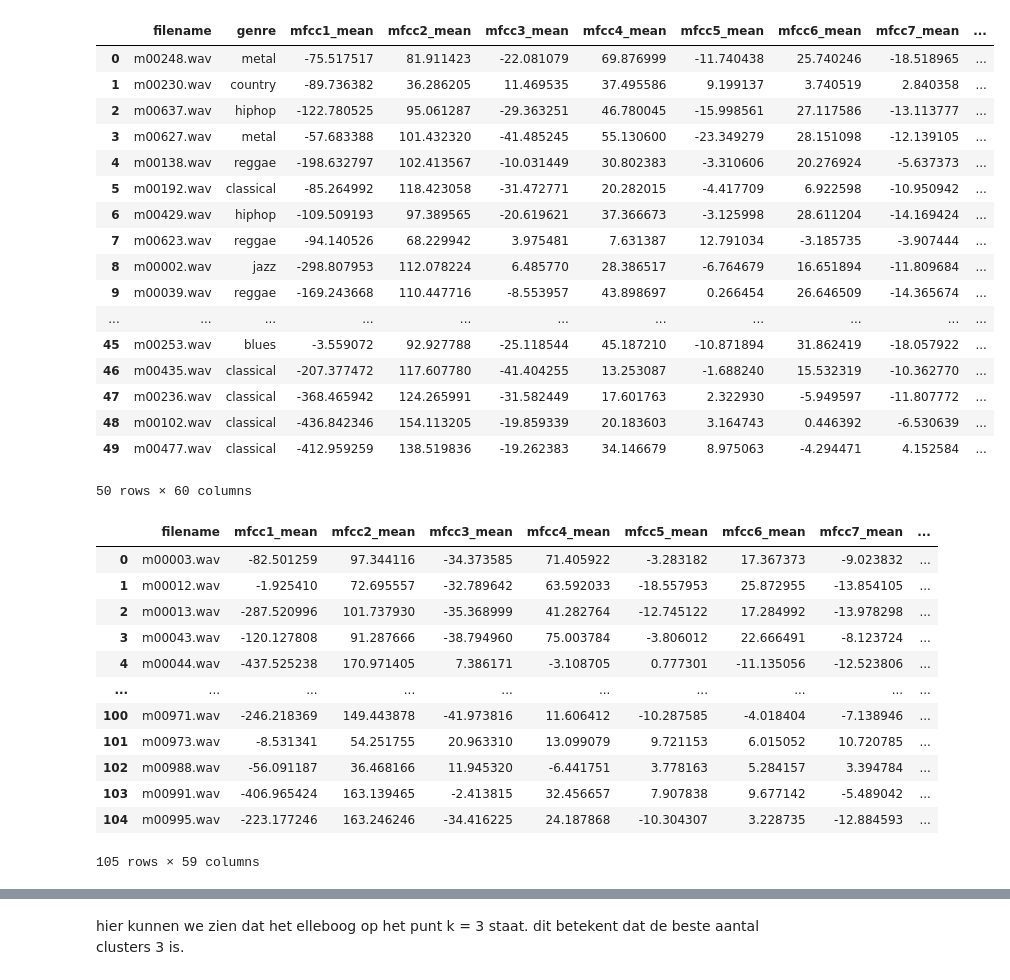
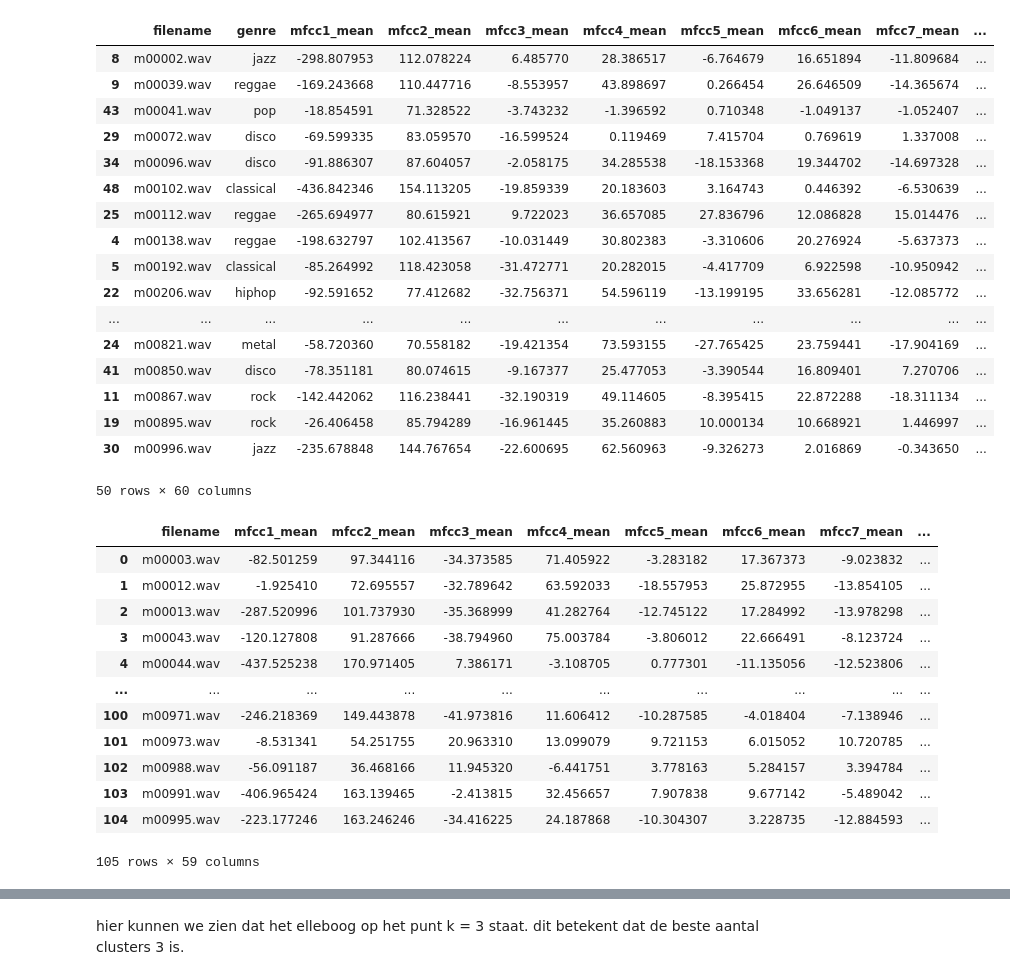
Before and after one commit to DaanEising/ML_DA_REPO, a Jupyter notebook: Machine learning/portfolio 3/Machine_learning_3_final.ipynb, the cells around one changed output, grey strips where cells are left out. Saved outputs shown, nothing was run; the diff lists cells and outputs as text; code cells hidden in the pictures.

```diff
--- a/Machine learning/portfolio 3/Machine_learning_3_final.ipynb
+++ b/Machine learning/portfolio 3/Machine_learning_3_final.ipynb
@@ -431,17 +432,11 @@ audio_extractor = AudioFeatureExtractor()
 # %%
-#Les notebook code
 csv_path = "labels_new.csv"
 audio_directory_labeled = "labeled"
 audio_directory_unlabeled = "unlabeled"
 
+audio_extractor = AudioFeatureExtractor()
 # Read the CSV file into a DataFrame
 df = pd.read_csv(csv_path)
-
-import os
-import glob
-import pandas as pd
-import numpy as np
-import librosa as lr
 
 def process_audio_features(audio_directory, labeled=True, df=df):
     # Audio features storage
@@ -492,50 +487,50 @@ def process_audio_features(audio_directory, labeled=True, df=df):
                 **mel_spectral_contrast_features,
                 'spectral_flatness': np.mean(spectral_flatness_feature[0]),
                 'zcr': np.mean(zero_crossing_feature[0])
             }
                 # Append the features dictionary to the list
             audio_features_list.append(features_dict)
 
     spectograms, spectogram_features = audio_extractor.calculate_spectrograms(audio_arrays)
     bandwidths, centroids = audio_extractor.calculate_spectral_features(spectograms)
 
     bandwiths = pd.DataFrame({'bandwith': [np.mean(bandwidth[0]) for bandwidth in bandwidths]})
     centroids = pd.DataFrame({'centroid': [np.mean(centroid[0]) for centroid in centroids]})
     # Convert the list of feature dictionaries to a DataFrame
     audio_features_df = pd.DataFrame(audio_features_list)
     audio_features_df = pd.concat([audio_features_df, bandwiths], axis=1)
     audio_features_df = pd.concat([audio_features_df, centroids], axis=1)
     # Merge the original DataFrame with the new features DataFrame based on the 'filename' column
     if labeled:
         audio_features_df = pd.merge(df, audio_features_df, on='filename', how='left')
 
-
+    audio_features_df = audio_features_df.sort_values(by='filename')
     return audio_features_df
 
 # Process audio features
 labeled_df = process_audio_features(audio_directory_labeled)
 display(labeled_df)
 
 unlabeled_df = process_audio_features(audio_directory_unlabeled, labeled=False)
 display(unlabeled_df)
 # %% [output]
 |  | filename | genre | mfcc1_mean | mfcc2_mean | mfcc3_mean | mfcc4_mean | mfcc5_mean | mfcc6_mean | mfcc7_mean | ... |
-| 0 | m00248.wav | metal | -75.517517 | 81.911423 | -22.081079 | 69.876999 | -11.740438 | 25.740246 | -18.518965 | ... |
-| 1 | m00230.wav | country | -89.736382 | 36.286205 | 11.469535 | 37.495586 | 9.199137 | 3.740519 | 2.840358 | ... |
-| 2 | m00637.wav | hiphop | -122.780525 | 95.061287 | -29.363251 | 46.780045 | -15.998561 | 27.117586 | -13.113777 | ... |
-| 3 | m00627.wav | metal | -57.683388 | 101.432320 | -41.485245 | 55.130600 | -23.349279 | 28.151098 | -12.139105 | ... |
+| 8 | m00002.wav | jazz | -298.807953 | 112.078224 | 6.485770 | 28.386517 | -6.764679 | 16.651894 | -11.809684 | ... |
+| 9 | m00039.wav | reggae | -169.243668 | 110.447716 | -8.553957 | 43.898697 | 0.266454 | 26.646509 | -14.365674 | ... |
+| 43 | m00041.wav | pop | -18.854591 | 71.328522 | -3.743232 | -1.396592 | 0.710348 | -1.049137 | -1.052407 | ... |
+| 29 | m00072.wav | disco | -69.599335 | 83.059570 | -16.599524 | 0.119469 | 7.415704 | 0.769619 | 1.337008 | ... |
+| 34 | m00096.wav | disco | -91.886307 | 87.604057 | -2.058175 | 34.285538 | -18.153368 | 19.344702 | -14.697328 | ... |
+| 48 | m00102.wav | classical | -436.842346 | 154.113205 | -19.859339 | 20.183603 | 3.164743 | 0.446392 | -6.530639 | ... |
+| 25 | m00112.wav | reggae | -265.694977 | 80.615921 | 9.722023 | 36.657085 | 27.836796 | 12.086828 | 15.014476 | ... |
 | 4 | m00138.wav | reggae | -198.632797 | 102.413567 | -10.031449 | 30.802383 | -3.310606 | 20.276924 | -5.637373 | ... |
 | 5 | m00192.wav | classical | -85.264992 | 118.423058 | -31.472771 | 20.282015 | -4.417709 | 6.922598 | -10.950942 | ... |
-| 6 | m00429.wav | hiphop | -109.509193 | 97.389565 | -20.619621 | 37.366673 | -3.125998 | 28.611204 | -14.169424 | ... |
-| 7 | m00623.wav | reggae | -94.140526 | 68.229942 | 3.975481 | 7.631387 | 12.791034 | -3.185735 | -3.907444 | ... |
-| 8 | m00002.wav | jazz | -298.807953 | 112.078224 | 6.485770 | 28.386517 | -6.764679 | 16.651894 | -11.809684 | ... |
-| 9 | m00039.wav | reggae | -169.243668 | 110.447716 | -8.553957 | 43.898697 | 0.266454 | 26.646509 | -14.365674 | ... |
+| 22 | m00206.wav | hiphop | -92.591652 | 77.412682 | -32.756371 | 54.596119 | -13.199195 | 33.656281 | -12.085772 | ... |
 | ... | ... | ... | ... | ... | ... | ... | ... | ... | ... | ... |
-| 45 | m00253.wav | blues | -3.559072 | 92.927788 | -25.118544 | 45.187210 | -10.871894 | 31.862419 | -18.057922 | ... |
-| 46 | m00435.wav | classical | -207.377472 | 117.607780 | -41.404255 | 13.253087 | -1.688240 | 15.532319 | -10.362770 | ... |
-| 47 | m00236.wav | classical | -368.465942 | 124.265991 | -31.582449 | 17.601763 | 2.322930 | -5.949597 | -11.807772 | ... |
-| 48 | m00102.wav | classical | -436.842346 | 154.113205 | -19.859339 | 20.183603 | 3.164743 | 0.446392 | -6.530639 | ... |
-| 49 | m00477.wav | classical | -412.959259 | 138.519836 | -19.262383 | 34.146679 | 8.975063 | -4.294471 | 4.152584 | ... |
+| 24 | m00821.wav | metal | -58.720360 | 70.558182 | -19.421354 | 73.593155 | -27.765425 | 23.759441 | -17.904169 | ... |
+| 41 | m00850.wav | disco | -78.351181 | 80.074615 | -9.167377 | 25.477053 | -3.390544 | 16.809401 | 7.270706 | ... |
+| 11 | m00867.wav | rock | -142.442062 | 116.238441 | -32.190319 | 49.114605 | -8.395415 | 22.872288 | -18.311134 | ... |
+| 19 | m00895.wav | rock | -26.406458 | 85.794289 | -16.961445 | 35.260883 | 10.000134 | 10.668921 | 1.446997 | ... |
+| 30 | m00996.wav | jazz | -235.678848 | 144.767654 | -22.600695 | 62.560963 | -9.326273 | 2.016869 | -0.343650 | ... |
 50 rows × 60 columns
 |  | filename | mfcc1_mean | mfcc2_mean | mfcc3_mean | mfcc4_mean | mfcc5_mean | mfcc6_mean | mfcc7_mean | ... |
 | 0 | m00003.wav | -82.501259 | 97.344116 | -34.373585 | 71.405922 | -3.283182 | 17.367373 | -9.023832 | ... |
```
Also changed, not shown: parts of 29 cells of this notebook.
